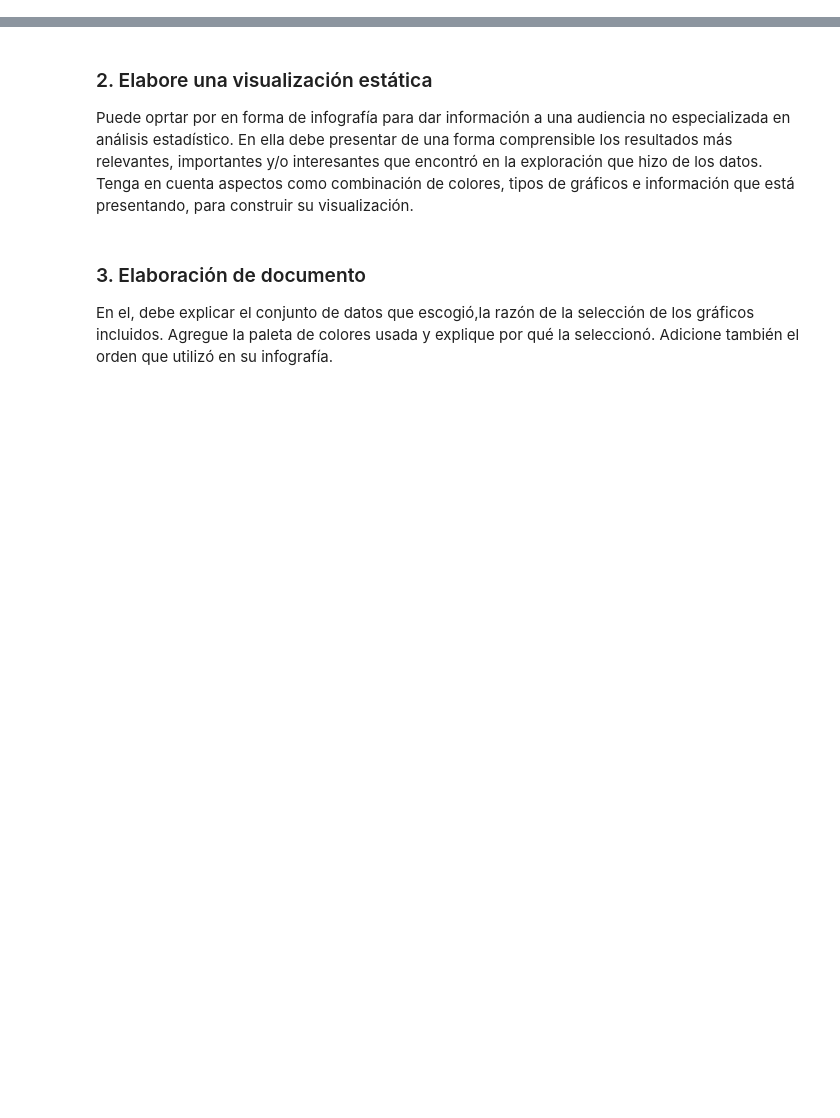
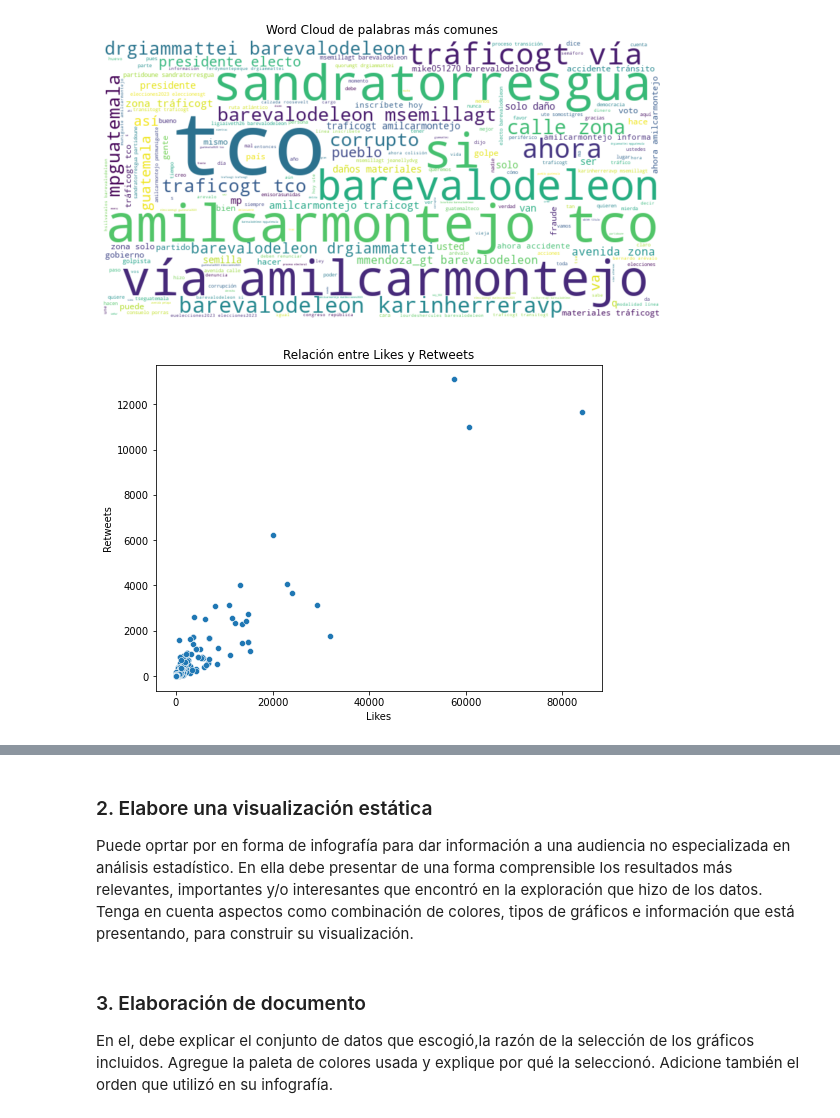
Before and after one commit to CristopherBarrios/Lab8-VisualizacionEstatica-DataScience, a Jupyter notebook: VisualizacionEstatica.ipynb, the cells around one changed output, grey strips where cells are left out. Saved outputs shown, nothing was run; the diff lists cells and outputs as text; code cells hidden in the pictures; blank space fills up the shorter version.

```diff
--- a/VisualizacionEstatica.ipynb
+++ b/VisualizacionEstatica.ipynb
@@ -287,0 +485,38 @@ plt.show()
+# %%
+# Visualización de la distribución de texto preprocesado
+# Usar columna 'textS_preprocesado'para mostrar las palabras más comunes
+text = ' '.join(dataSandra['textS_preprocesado'])
+wordcloud = WordCloud(width=800, height=400, max_words=200, background_color='white').generate(text)
+# Graficar
+plt.figure(figsize=(10, 6))
+plt.imshow(wordcloud, interpolation='bilinear')
+plt.title('Word Cloud de palabras más comunes')
+plt.axis('off')
+plt.show()
+
+# Visualización de la relación entre dos variables (scatter plot)
+# Relación entre 'likeCount' y 'retweetCount'
+plt.figure(figsize=(8, 6))
+sns.scatterplot(data=dataSandra, x='likeCount', y='retweetCount')
+plt.title('Relación entre Likes y Retweets')
+plt.xlabel('Likes')
+plt.ylabel('Retweets')
+plt.show()
+
+# Identificamos las columnas no numéricas
+non_numeric_columns = dataSandra.select_dtypes(exclude=['number']).columns
+
+# Filtramos solo las columnas numéricas
+numeric_data = dataSandra.drop(columns=non_numeric_columns)
+
+# Calculammos la matriz de correlación solo para las columnas numéricas
+correlation_matrix = numeric_data.corr()
+
+# Trazamos la matriz de correlación
+plt.figure(figsize=(10, 8))
+sns.heatmap(correlation_matrix, annot=True, cmap='Greens', fmt='.2f', linewidths=0.5)
+plt.title('Matriz de Correlación')
+plt.show()
+# %% [output]
+[figure, added]
+[figure, added]
```
Also changed, not shown: parts of 81 cells of this notebook, 23 other files.
